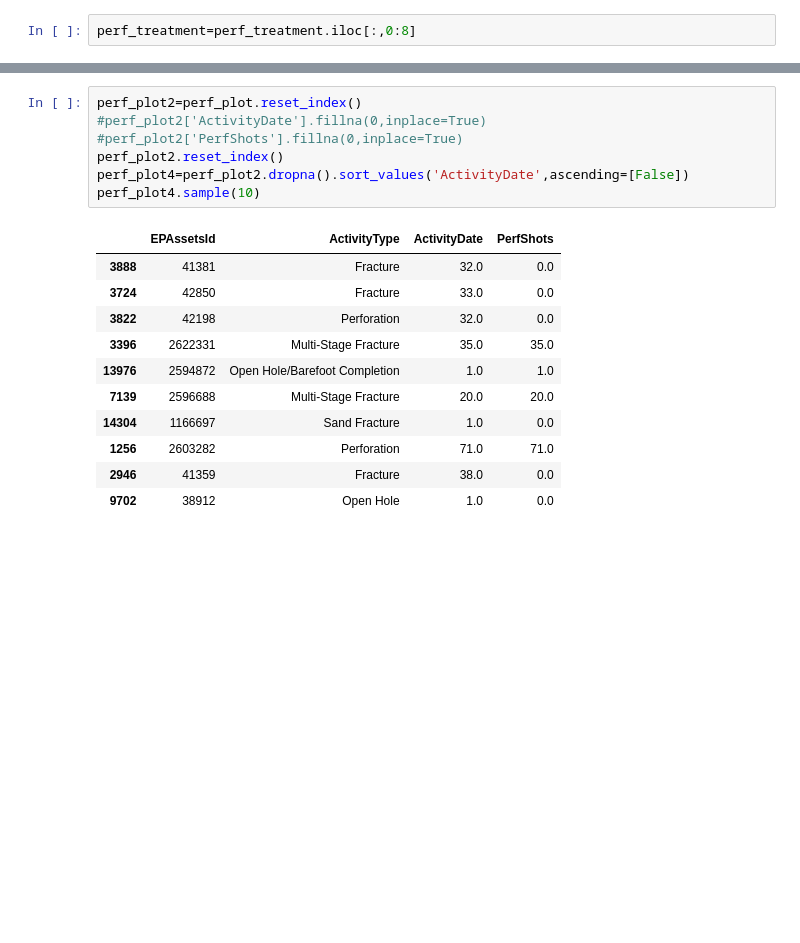
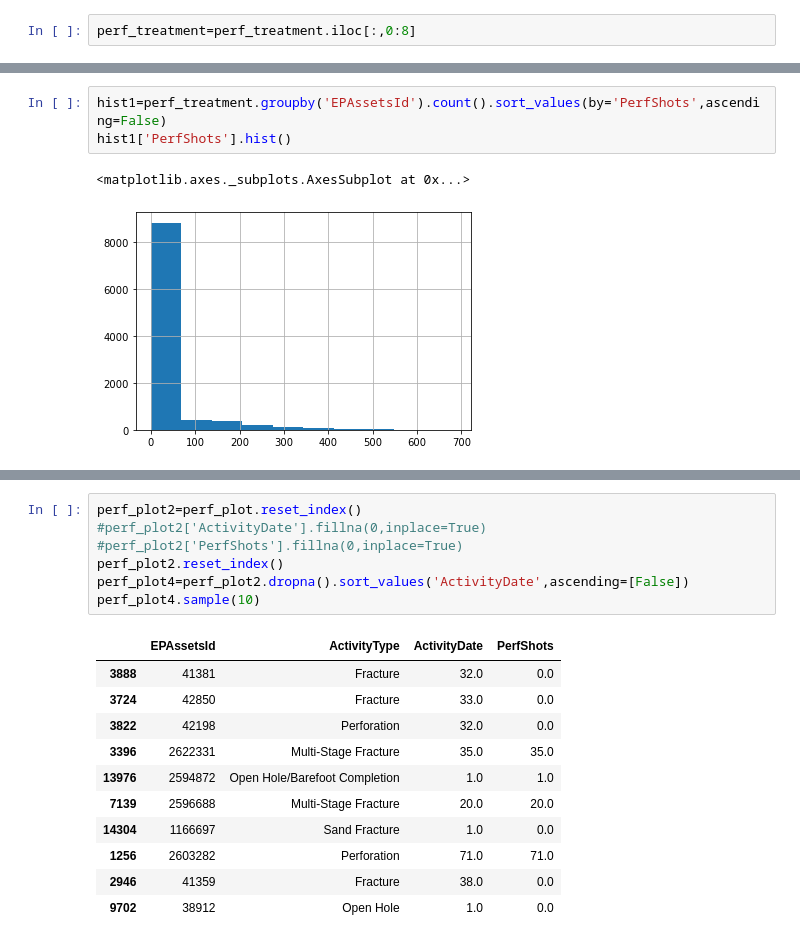
Before and after one commit to coy17a/2020DUCdatathon, a Jupyter notebook: DUC_Well_Perf_plots.ipynb, the cells around one changed output, grey strips where cells are left out. Cells and saved outputs as stored; diff of their text form; blank space fills up the shorter version.

```diff
--- a/DUC_Well_Perf_plots.ipynb
+++ b/DUC_Well_Perf_plots.ipynb
@@ -475,2 +65,8 @@ Categories (25, object): [Perforation, Fracture, Hydraulic Fracture, Sand Fractu
+# %%
+hist1=perf_treatment.groupby('EPAssetsId').count().sort_values(by='PerfShots',ascending=False)
+hist1['PerfShots'].hist()
+# %% [output]
+<matplotlib.axes._subplots.AxesSubplot at 0x...>
+[figure, added]
 # %%
 perf_treatment1=perf_treatment.loc[ :,['EPAssetsId', 'ActivityDate', 'ActivityType', 'PerfShots'] ]
```
Also changed, not shown: parts of 38 cells of this notebook, 11 other files.
